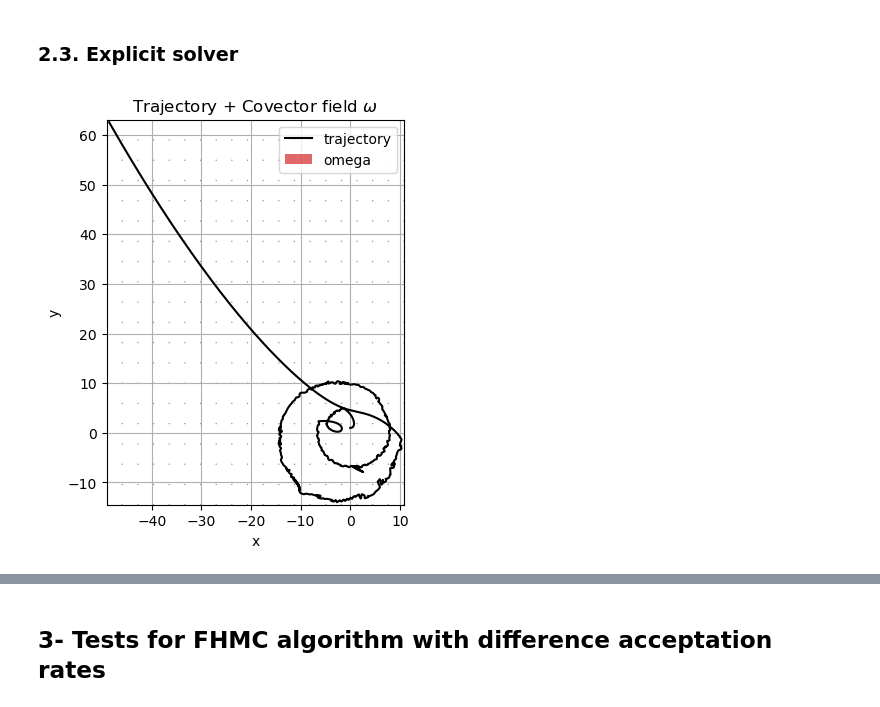
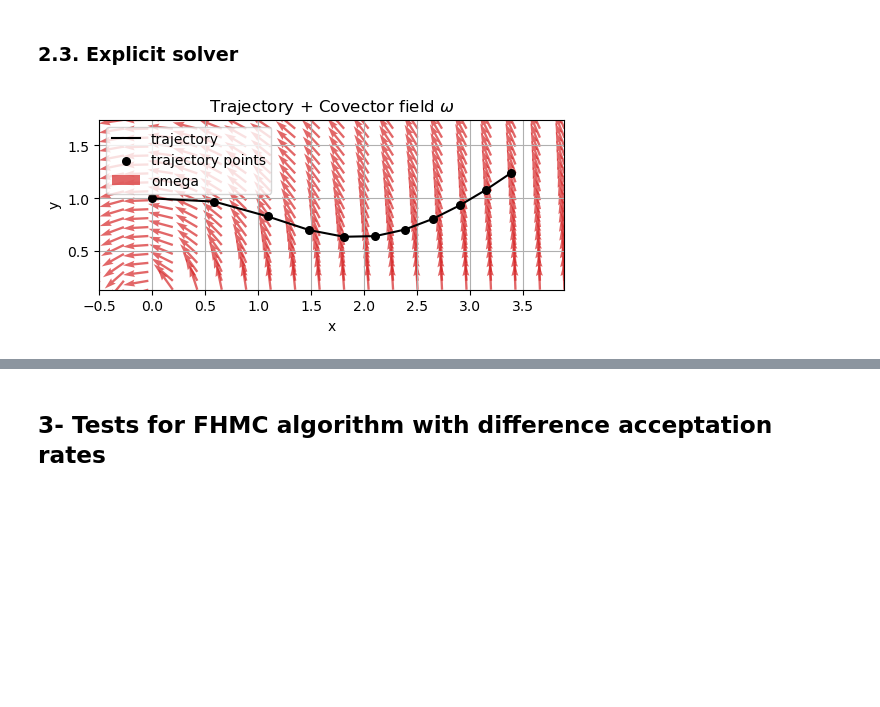
Before and after one commit to abelmaxv/geodesic_toolbox, a Jupyter notebook: internship_experiments/FHMCLegendreBis_identity_metric.ipynb, the cells around one changed output, grey strips where cells are left out. Saved outputs shown, nothing was run; the diff lists cells and outputs as text; code cells hidden in the pictures; blank space fills up the shorter version.

```diff
--- a/internship_experiments/FHMCLegendreBis_identity_metric.ipynb
+++ b/internship_experiments/FHMCLegendreBis_identity_metric.ipynb
@@ -106,33 +72,38 @@ omega_form = OneForm_dtheta(eta)
 randers_metric = RandersMetrics(cometric, omega_form)
 randers_cometric = DualRandersMetrics(randers_metric)
 
-l = 10000
+l = 10
 gamma = 0.01
 omega = 10.
 N_run = 1
+N_fx = 6
 
-sampler = ExplicitFHMCLegendreBis(
+sampler = ImplicitFHMCLegendreBis(
     randers_cometric,
     l,
+    N_fx,
     gamma,
-    omega,
     N_run,
     pbar = True,
     skip_acceptance = True
     )
 # %%
 z_0 = torch.tensor([[0.,1.]])
-z_1 = z_0.clone()
-v_0 = torch.tensor([[1., 0.]])
+#z_1 = z_0.clone()
+v_0 = torch.tensor([[10, 0.]])
 p_0 = sampler.legendre(v_0, z_0)
-p_1 = p_0.clone()
-traj = sampler.leapfrog(z_0, p_0, z_1, p_1, return_traj=True)
+#p_1 = p_0.clone()
+#traj = sampler.leapfrog(z_0, p_0, z_1, p_1, return_traj=True)
+traj = sampler.leapfrog(z_0, p_0, return_traj=True)
 # %%
 fig, ax = plt.subplots(figsize=(6, 5))
 
 # ---- Trajectory ----
 positions = traj[0][0].detach().numpy()  # shape (l+1, d)
 ax.plot(positions[:, 0], positions[:, 1], color='black', label="trajectory")
+
+# ---- Markers at trajectory points ----
+ax.scatter(positions[:, 0], positions[:, 1], color='black', s=30, marker='o', zorder=5, label="trajectory points")
 
 # ---- Define plotting window from trajectory ----
 xmin, xmax = positions[:, 0].min(), positions[:, 0].max()
@@ -156,31 +127,31 @@ masked_points = points[mask]
 pts_tensor = torch.tensor(masked_points, dtype=torch.float32)
 omega_vecs = omega_form(pts_tensor).detach().numpy()
 
 # ---- Covector field ----
 ax.quiver(
     masked_points[:, 0],
     masked_points[:, 1],
     omega_vecs[:, 0],
     omega_vecs[:, 1],
     angles="xy",
     scale_units="xy",
     scale=2.5,
     color="tab:red",
     width=0.005,
     alpha=0.7,
     label="omega"
 )
 
 # ---- Styling ----
 ax.set_xlim(xmin, xmax)
 ax.set_ylim(ymin, ymax)
 ax.set_aspect("equal")
 ax.set_xlabel("x")
 ax.set_ylabel("y")
 ax.set_title(r"Trajectory + Covector field $\omega$")
 ax.grid(True)
 ax.legend()
 
 plt.show()
 # %% [output]
-[figure, old version]
+[figure, new version]
```
Also changed, not shown: parts of 11 cells of this notebook, 6 other files.
